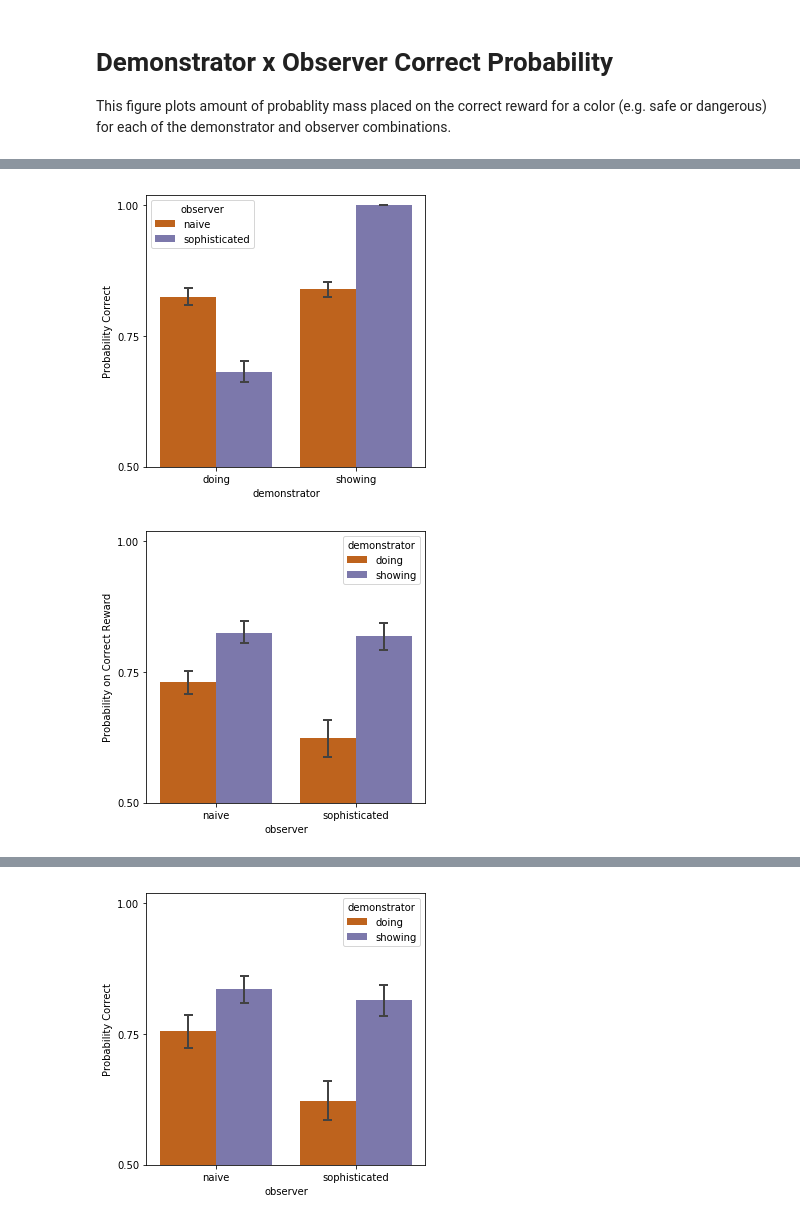
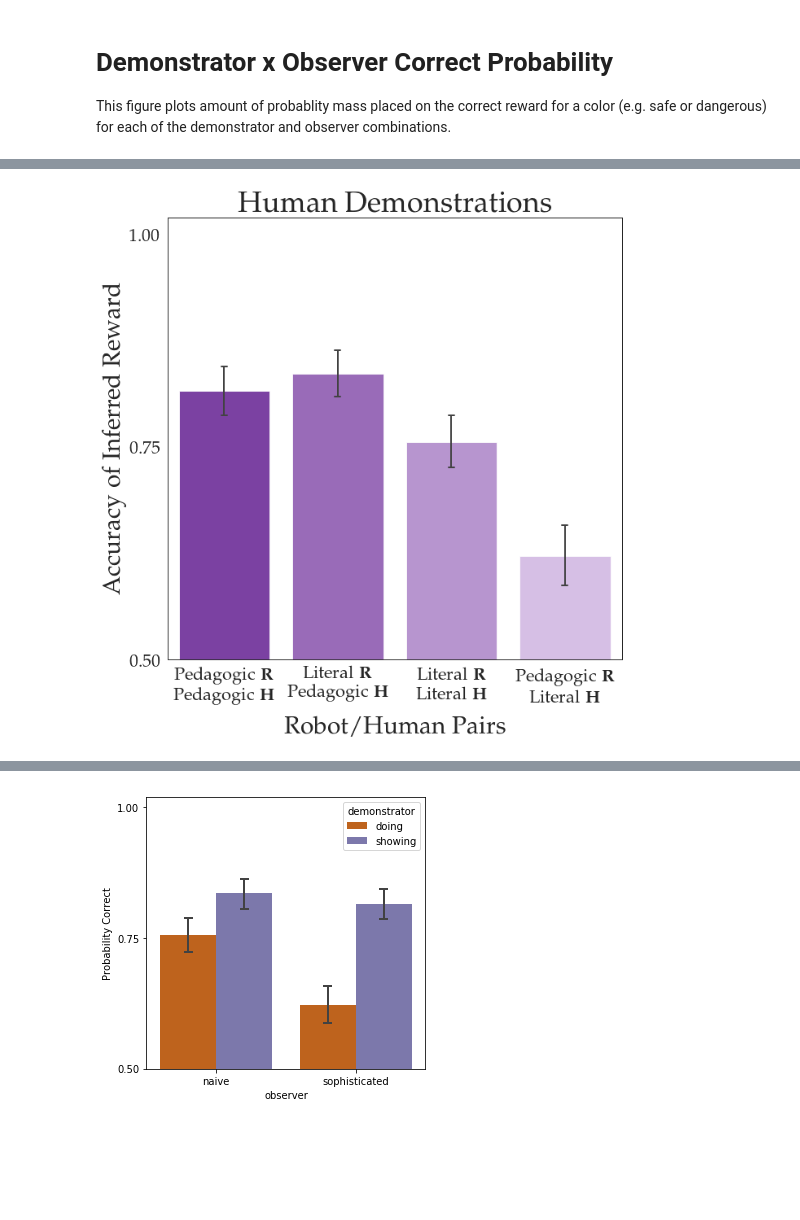
Before and after one commit to smilli/pedagogy-exps, a Jupyter notebook: Visualizations.ipynb, the cells around one changed output, grey strips where cells are left out. Saved outputs shown, nothing was run; the diff lists cells and outputs as text; code cells hidden in the pictures; blank space fills up the shorter version.

```diff
--- a/Visualizations.ipynb
+++ b/Visualizations.ipynb
@@ -19,6 +19,5 @@ from task import mdp_codes, mdp_params
 from mdp_lib.util import sample_prob_dict
 from util import mdp_to_feature_belief
 
-#model_obs_judgments = pd.read_pickle('./cached_values/model_obs_judgments.pkl')
-#model_obs_judgments = pd.read_pickle('./cached_values/model_.pkl')
-model_obs_judgments = pd.read_pickle('./cached_values/human_results.pkl')
+path_to_sim_data = './cached_values/model_.pkl'
+path_to_human_data = './cached_values/human_results.pkl'
@@ -87,13 +78,7 @@ _ = ax.set_ylabel('Probability on\nCorrect Answer')
-# %%
-fig, ax = plt.subplots(figsize=(5, 5))
-g = sns.barplot(data=model_obs_judgments,
-                y='correct', x='demonstrator',
-                order=['doing', 'showing'],
-                hue='observer', hue_order=['naive', 'sophisticated'],
-                palette=sns.color_palette("Dark2")[1:],
-                capsize=.05, errwidth=2, ax=ax)
-plt.ylim(.5, 1.02)
-g.set(yticks=[.5, .75, 1.0])
-_ = ax.set_ylabel('Probability Correct')
-# %% [output]
-[figure, removed]
+# %%
+sns.set_style('white')
+sns.set_context("paper", font_scale=2.5, rc={"lines.linewidth": 3.0})
+sns.set_style({'lines.linewidth': 12, 'lines.markersize': 10,
+               'lines.markeredgewidth': 2, 'errorbar.capsize': 2,
+               'axes.titlesize': 24
+})
@@ -100,13 +90,25 @@ _ = ax.set_ylabel('Probability Correct')
 # %%
-fig, ax = plt.subplots(figsize=(5, 5))
-g = sns.barplot(data=model_obs_judgments,
-                y='correct_prob', x='observer',
-                order=['naive', 'sophisticated'],
-                hue='demonstrator', hue_order=['doing', 'showing'],
-                palette=sns.color_palette("Dark2")[1:],
-                capsize=.05, errwidth=2, ax=ax)
-plt.ylim(.5, 1.02)
-g.set(yticks=[.5, .75, 1.0])
-_ = ax.set_ylabel('Probability on Correct Reward')
+def plot_data(data, title='', filename=None):
+    fig, ax = plt.subplots(figsize=(10, 10))
+    g = sns.barplot(data=data,
+                    y='correct', x='rh',
+                    order=['sophisticated/showing', 'naive/showing', 'naive/doing', 'sophisticated/doing'],
+                    #hue='demonstrator', hue_order=['doing', 'showing'],
+                    palette=sns.light_palette("#60049F", reverse=True)[1:],
+                    capsize=.05, errwidth=2, ax=ax)
+    plt.ylim(.5, 1.02)
+    g.set(yticks=[.5, .75, 1.0])
+    ax.set_ylabel('Accuracy of Inferred Reward')
+    ax.set_xticklabels(['Pedagogic $\mathbf{R}$ \n Pedagogic $\mathbf{H}$',
+                            'Literal $\mathbf{R}$ \n Pedagogic $\mathbf{H}$',
+                            'Literal $\mathbf{R}$ \n Literal $\mathbf{H}$',
+                            'Pedagogic $\mathbf{R}$ \n Literal $\mathbf{H}$'
+                           ])
+    ax.set_xlabel('Robot/Human Pairs', labelpad=12)
+    ax.set_title(title)
+    if filename is not None:
+        fig.savefig('/Users/smitha/proj/ml/human_misspec/figs/pedagogy/{0}.pdf'.format(filename))
-# %% [output]
-[figure, removed]
+# %%
+plot_data(model_obs_judgments, title='Human Demonstrations', filename='human_results')
+# %% [output]
+[figure, added]
```
Also changed, not shown: parts of 11 cells of this notebook, 1 other file.
